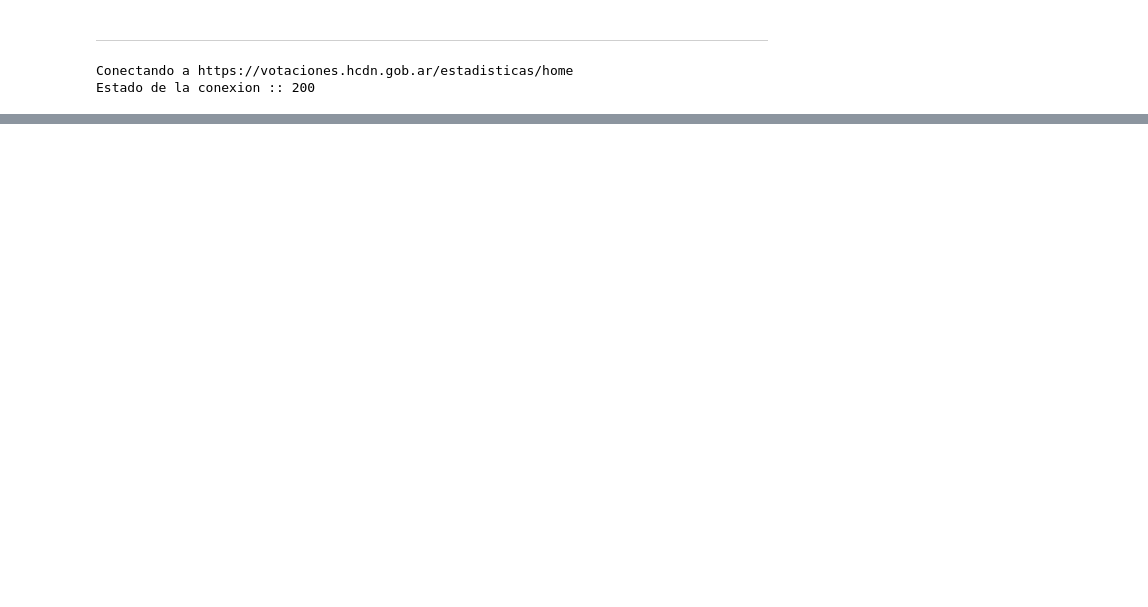
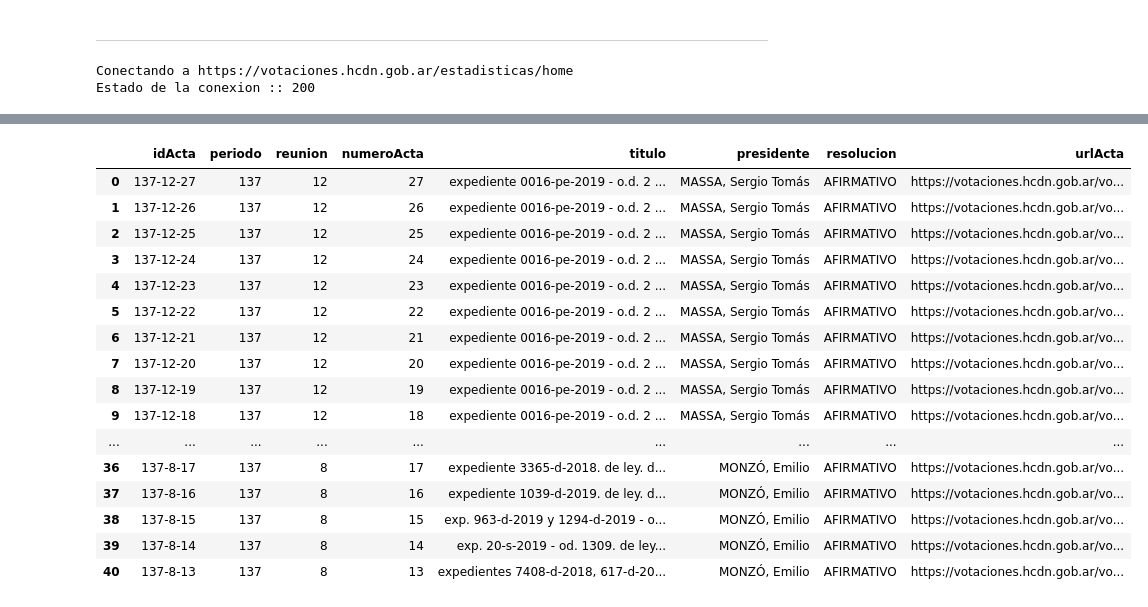
Before and after one commit to Arzanico/scrapingDiputadosArgentina, a Jupyter notebook: ntkForTest.ipynb, the cells around one changed output, grey strips where cells are left out. Saved outputs shown, nothing was run; the diff lists cells and outputs as text; code cells hidden in the pictures; blank space fills up the shorter version.

```diff
--- a/ntkForTest.ipynb
+++ b/ntkForTest.ipynb
@@ -68,6 +69,7 @@ for t in datos:
 # **********************************************************
 actas = list()
 votaciones = list()
+count = 1
 for a in urlActas:
     #Conexion a cada Acta # *********************************
     r = rqs.get(a[0])
@@ -95,21 +97,21 @@ for a in urlActas:
     resolucion = h3[0].text
 
     actas.append({
-        idActa:{
             'idActa':idActa,
             'periodo': periodo,
             'reunion': reunion,
             'numeroActa': numeroActa,
             'titulo': titulo,
             'presidente': presidente,
-            'resolucion': resolucion
-        }}
+            'resolucion': resolucion,
+            'urlActa': urlActa
+        }
     )
 
     # Votacion # *********************************
     tabla = soup.find('table', id='myTable')
     rows = tabla.find_all('tr')
-    count = 1
+#     count = 1
     votos = list()
     for r in rows:
         cols = [x for x in r.find_all('td')]
@@ -123,6 +125,7 @@ for a in urlActas:
             dichos = cols[5].text.strip().lower()
 
             votos.append({
+                    'idVotacion': idVotacion,
                     'idVoto': count,
                     'voto': voto,
                     'numeroActa': numeroActa,
@@ -131,12 +134,12 @@ for a in urlActas:
             })
             count += 1
 
-    if not votos:
-        continue
-    else:
-        votaciones.append({idVotacion: votos})
+#     if not votos:
+#         continue
+#     else:
+#         votaciones.append(votos)
 
-    time.sleep(1)
+#     time.sleep(1)
 # **********************************************************
 # %% [output]
 KeyboardInterrupt:
@@ -264,0 +268,20 @@ diputados[3]
+# %%
+pd.DataFrame([x for x in actas])
+# %% [output]
+|  | idActa | periodo | reunion | numeroActa | titulo | presidente | resolucion | urlActa |
+| 0 | 137-12-27 | 137 | 12 | 27 | expediente 0016-pe-2019 - o.d. 2 ... | MASSA, Sergio Tomás | AFIRMATIVO | https://votaciones.hcdn.gob.ar/vo... |
+| 1 | 137-12-26 | 137 | 12 | 26 | expediente 0016-pe-2019 - o.d. 2 ... | MASSA, Sergio Tomás | AFIRMATIVO | https://votaciones.hcdn.gob.ar/vo... |
+| 2 | 137-12-25 | 137 | 12 | 25 | expediente 0016-pe-2019 - o.d. 2 ... | MASSA, Sergio Tomás | AFIRMATIVO | https://votaciones.hcdn.gob.ar/vo... |
+| 3 | 137-12-24 | 137 | 12 | 24 | expediente 0016-pe-2019 - o.d. 2 ... | MASSA, Sergio Tomás | AFIRMATIVO | https://votaciones.hcdn.gob.ar/vo... |
+| 4 | 137-12-23 | 137 | 12 | 23 | expediente 0016-pe-2019 - o.d. 2 ... | MASSA, Sergio Tomás | AFIRMATIVO | https://votaciones.hcdn.gob.ar/vo... |
+| 5 | 137-12-22 | 137 | 12 | 22 | expediente 0016-pe-2019 - o.d. 2 ... | MASSA, Sergio Tomás | AFIRMATIVO | https://votaciones.hcdn.gob.ar/vo... |
+| 6 | 137-12-21 | 137 | 12 | 21 | expediente 0016-pe-2019 - o.d. 2 ... | MASSA, Sergio Tomás | AFIRMATIVO | https://votaciones.hcdn.gob.ar/vo... |
+| 7 | 137-12-20 | 137 | 12 | 20 | expediente 0016-pe-2019 - o.d. 2 ... | MASSA, Sergio Tomás | AFIRMATIVO | https://votaciones.hcdn.gob.ar/vo... |
+| 8 | 137-12-19 | 137 | 12 | 19 | expediente 0016-pe-2019 - o.d. 2 ... | MASSA, Sergio Tomás | AFIRMATIVO | https://votaciones.hcdn.gob.ar/vo... |
+| 9 | 137-12-18 | 137 | 12 | 18 | expediente 0016-pe-2019 - o.d. 2 ... | MASSA, Sergio Tomás | AFIRMATIVO | https://votaciones.hcdn.gob.ar/vo... |
+| ... | ... | ... | ... | ... | ... | ... | ... | ... |
+| 36 | 137-8-17 | 137 | 8 | 17 | expediente 3365-d-2018. de ley. d... | MONZÓ, Emilio | AFIRMATIVO | https://votaciones.hcdn.gob.ar/vo... |
+| 37 | 137-8-16 | 137 | 8 | 16 | expediente 1039-d-2019. de ley. d... | MONZÓ, Emilio | AFIRMATIVO | https://votaciones.hcdn.gob.ar/vo... |
+| 38 | 137-8-15 | 137 | 8 | 15 | exp. 963-d-2019 y 1294-d-2019 - o... | MONZÓ, Emilio | AFIRMATIVO | https://votaciones.hcdn.gob.ar/vo... |
+| 39 | 137-8-14 | 137 | 8 | 14 | exp. 20-s-2019 - od. 1309. de ley... | MONZÓ, Emilio | AFIRMATIVO | https://votaciones.hcdn.gob.ar/vo... |
+| 40 | 137-8-13 | 137 | 8 | 13 | expedientes 7408-d-2018, 617-d-20... | MONZÓ, Emilio | AFIRMATIVO | https://votaciones.hcdn.gob.ar/vo... |
```
Also changed, not shown: parts of 11 cells of this notebook.
